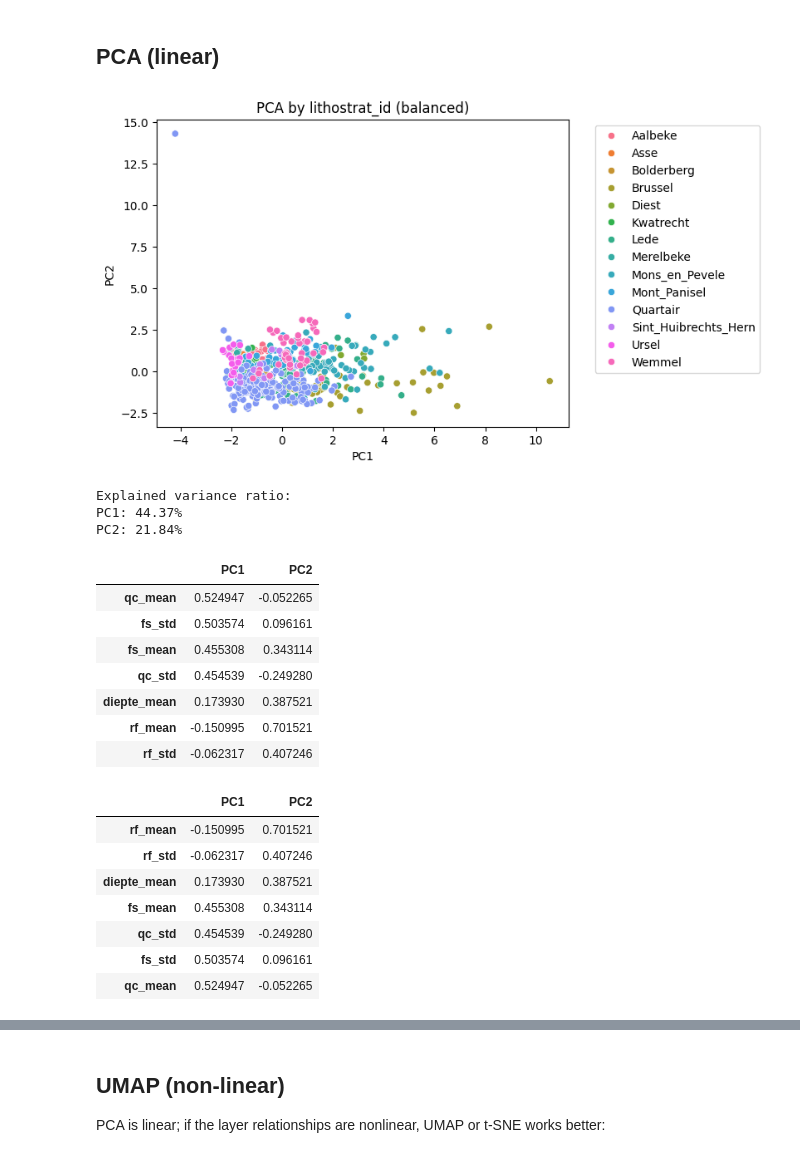
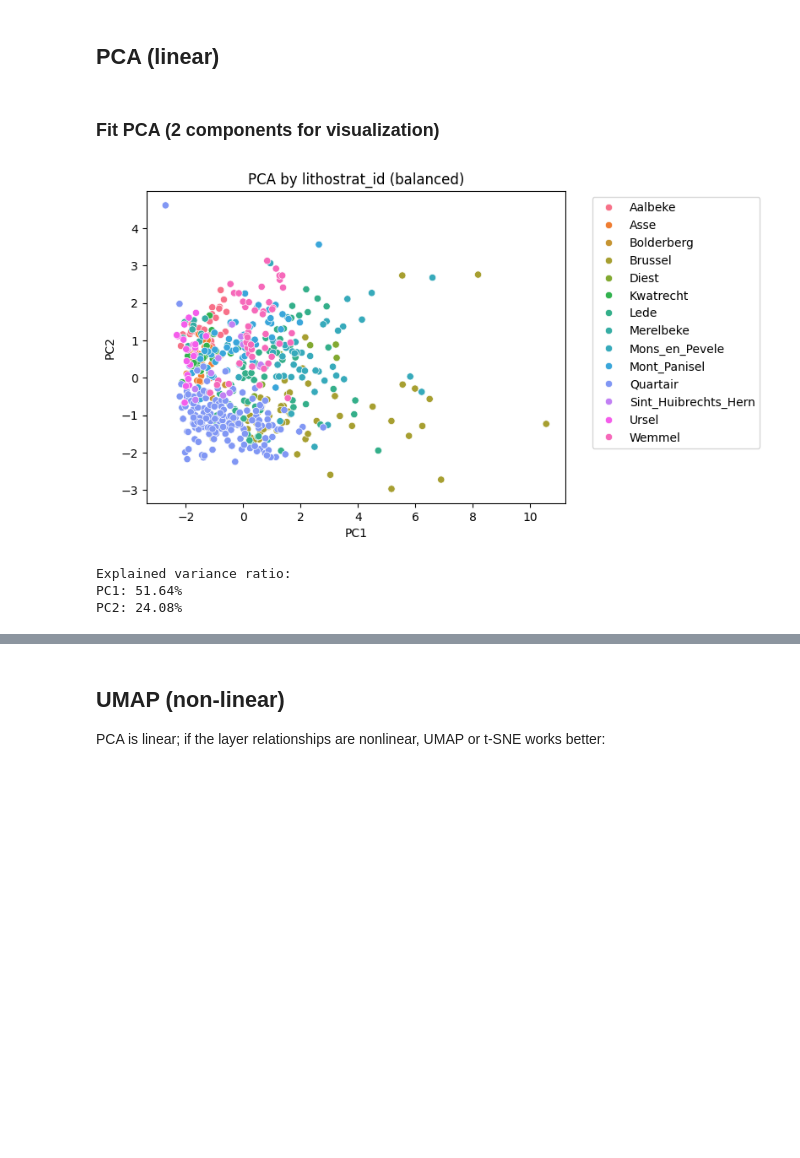
Before and after one commit to andrea-maza/PDS_MAEPS, a Jupyter notebook: PCA_Andrea_Maza.ipynb, the cells around one changed output, grey strips where cells are left out. Cells and saved outputs as stored; diff of their text form; code cells hidden in the pictures; blank space fills up the shorter version.

```diff
--- a/PCA_Andrea_Maza.ipynb
+++ b/PCA_Andrea_Maza.ipynb
@@ -560,53 +565,30 @@ coords = (data_for_pca.groupby(['sondering_id','lithostrat_id'])[['x','y']]
 lp_bal = lp_bal.merge(coords, on=['sondering_id','lithostrat_id'], how='left')
 # %% [markdown]
 ## PCA (linear)
+# %% [markdown]
+### Fit PCA (2 components for visualization)
 # %%
 from sklearn.preprocessing import StandardScaler
 from sklearn.decomposition import PCA
 
-reduced_features = ['qc_mean','fs_mean','rf_mean','diepte_mean', "qc_std", "fs_std", "rf_std"]
+reduced_features = ['qc_mean','fs_mean','rf_mean','diepte_mean', "qc_std", "fs_std"]
 X_scaled = StandardScaler().fit_transform(lp_bal[reduced_features])
-
-features = [c for c in layer_profiles.columns if c not in ['sondering_id','lithostrat_id']]
-#X_scaled = StandardScaler().fit_transform(lp_bal[features])
+#Standardization ensures all variables contribute equally (qc and fs are in different units).
 
 pca = PCA(n_components=2)
 pcs = pca.fit_transform(X_scaled)
 lp_bal['PC1'], lp_bal['PC2'] = pcs[:,0], pcs[:,1]
 
 sns.scatterplot(x='PC1', y='PC2', hue='lithostrat_id', data=lp_bal)
 plt.title('PCA by lithostrat_id (balanced)')
 plt.legend(bbox_to_anchor=(1.05, 1), loc='upper left')
 plt.show()
 
 print("Explained variance ratio:")
 for i, var in enumerate(pca.explained_variance_ratio_[:2], start=1):
     print(f"PC{i}: {var*100:.2f}%")
-
-#Understand what features drive PC1 and PC2 (loadings)
-loadings = pd.DataFrame(pca.components_.T,
-                        columns=['PC1', 'PC2'],
-                        index=reduced_features)
-display(loadings.sort_values('PC1', key=abs, ascending=False).head(10))
-display(loadings.sort_values('PC2', key=abs, ascending=False).head(10))
 # %% [output]
-[figure, old version]
+[figure, new version]
 Explained variance ratio:
-PC1: 44.37%
-PC2: 21.84%
+PC1: 51.64%
+PC2: 24.08%
-|  | PC1 | PC2 |
-| qc_mean | 0.524947 | -0.052265 |
-| fs_std | 0.503574 | 0.096161 |
-| fs_mean | 0.455308 | 0.343114 |
-| qc_std | 0.454539 | -0.249280 |
-| diepte_mean | 0.173930 | 0.387521 |
-| rf_mean | -0.150995 | 0.701521 |
-| rf_std | -0.062317 | 0.407246 |
-|  | PC1 | PC2 |
-| rf_mean | -0.150995 | 0.701521 |
-| rf_std | -0.062317 | 0.407246 |
-| diepte_mean | 0.173930 | 0.387521 |
-| fs_mean | 0.455308 | 0.343114 |
-| qc_std | 0.454539 | -0.249280 |
-| fs_std | 0.503574 | 0.096161 |
-| qc_mean | 0.524947 | -0.052265 |
```
Also changed, not shown: parts of 14 cells of this notebook.
